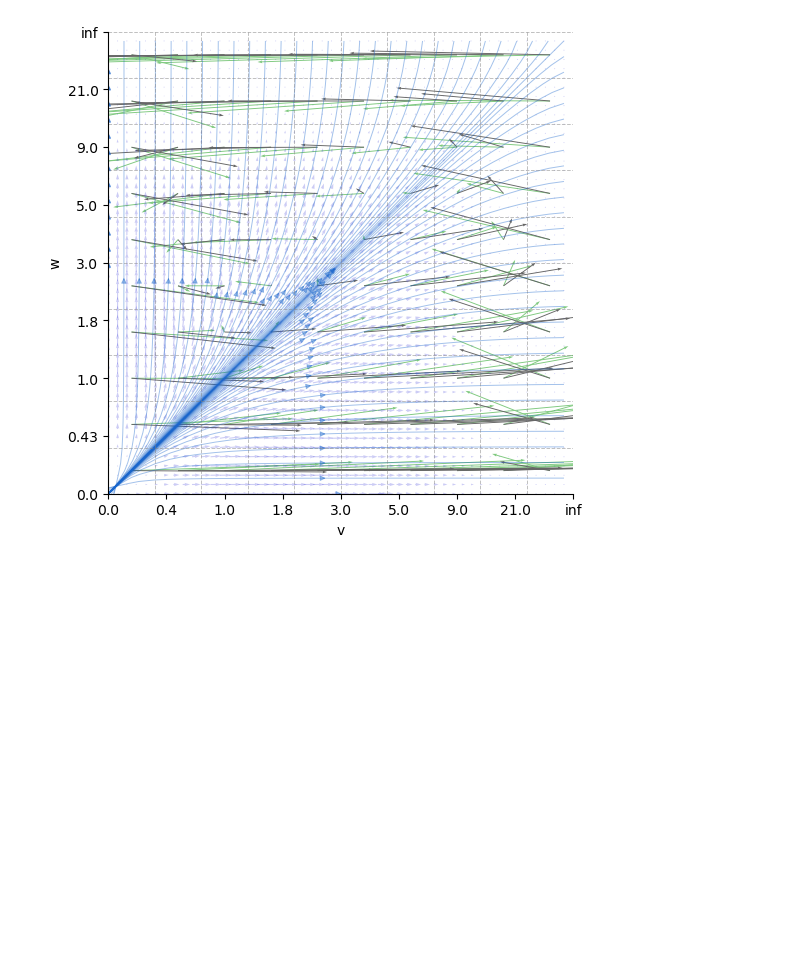
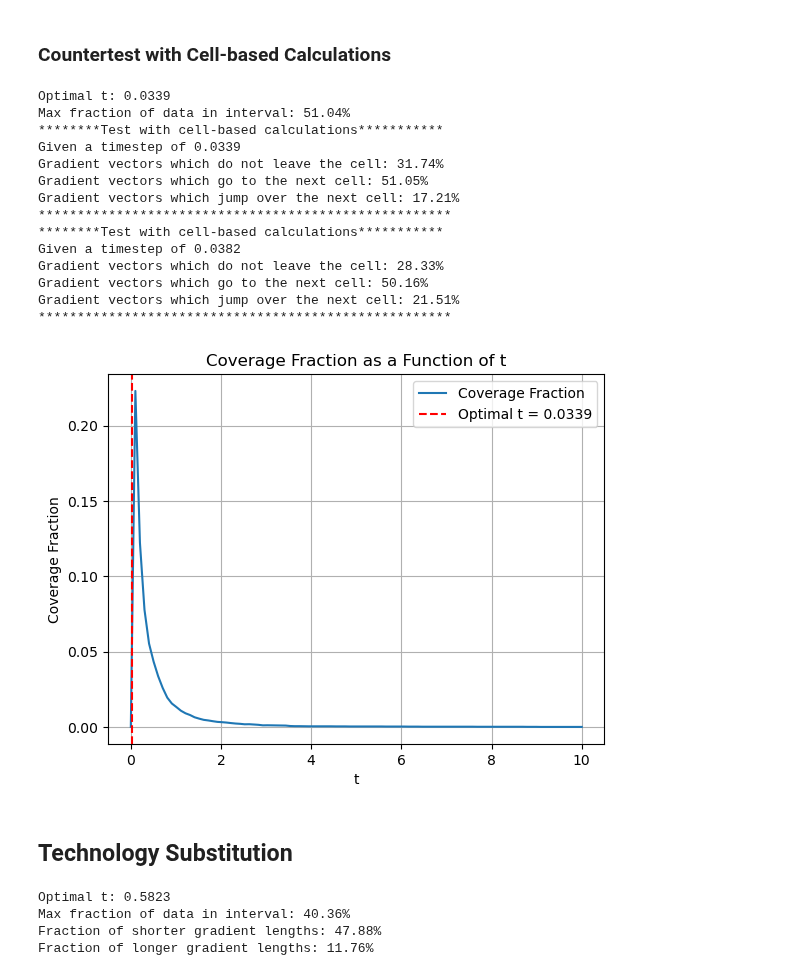
Before and after one commit to Lighfe/mdp-world-model, a Jupyter notebook: clustering/gradient_based_methods.ipynb, the cells around one changed output. Drawn from its saved outputs; the diff is of its cells as text; code cells hidden in the pictures; blank space fills up the shorter version.

```diff
--- a/clustering/gradient_based_methods.ipynb
+++ b/clustering/gradient_based_methods.ipynb
@@ -83,3 +245,30 @@ plot_grid_gradients_and_vectorfield(fhngrid, fsolver, controls, transformed_cent
+# %% [markdown]
+### Countertest with Cell-based Calculations
+# %%
+nb_transition_fraction = create_neighbor_transition_function(transformed_derivatives, fhngridcellwidth)
+optimal_step, m = find_optimal_timestep(nb_transition_fraction, (0.001,10))
+print_countertest_transition_fractions(transformed_derivatives, fhngridcellwidth, optimal_step)
+print_countertest_transition_fractions(transformed_derivatives, fhngridcellwidth, optimal_t)
+fig, axes = plt.subplots()
+plot_coverage_fraction(axes, nb_transition_fraction, (0.001,10), optimal_step)
+# %% [output]
+Optimal t: 0.0339
+Max fraction of data in interval: 51.04%
+********Test with cell-based calculations***********
+Given a timestep of 0.0339
+Gradient vectors which do not leave the cell: 31.74%
+Gradient vectors which go to the next cell: 51.05%
+Gradient vectors which jump over the next cell: 17.21%
+*****************************************************
+********Test with cell-based calculations***********
+Given a timestep of 0.0382
+Gradient vectors which do not leave the cell: 28.33%
+Gradient vectors which go to the next cell: 50.16%
+Gradient vectors which jump over the next cell: 21.51%
+*****************************************************
+[figure, added]
+# %% [markdown]
+## Technology Substitution
 # %%
 tmodel = TechnologySubstitution(D0=1.0, delta=1.0, sigma=0.2, alpha=0.5, gamma1=1.0)
 tsolver = TechSubNumericalSolver(tmodel)
@@ -93,4 +279,0 @@ centers, transformed_centers, derivatives, transformed_derivatives = get_gridcel
-# %%
-plot_grid_gradients_and_vectorfield(tgrid, tsolver, tcontrols, transformed_centers, transformed_derivatives) #sth wrong!?!
-# %% [output]
-[figure, removed]
@@ -96,0 +286,10 @@ plot_grid_gradients_and_vectorfield(tgrid, tsolver, tcontrols, transformed_cente
+# %%
+tcoverage_function = create_coverage_function(tsorted_vector_lengths, tavgdistancetoborder)
+toptimal_t, max_fraction = find_optimal_timestep(tcoverage_function, bounds = (0.1, 10))
+print(f"Fraction of shorter gradient lengths: {100*np.mean(tsorted_vector_lengths<tavgdistancetoborder/toptimal_t):.2f}%")
+print(f"Fraction of longer gradient lengths: {100*np.mean(tsorted_vector_lengths>3*tavgdistancetoborder/toptimal_t):.2f}%")
+# %% [output]
+Optimal t: 0.5823
+Max fraction of data in interval: 40.36%
+Fraction of shorter gradient lengths: 47.88%
+Fraction of longer gradient lengths: 11.76%
```
Also changed, not shown: parts of 25 cells of this notebook.
